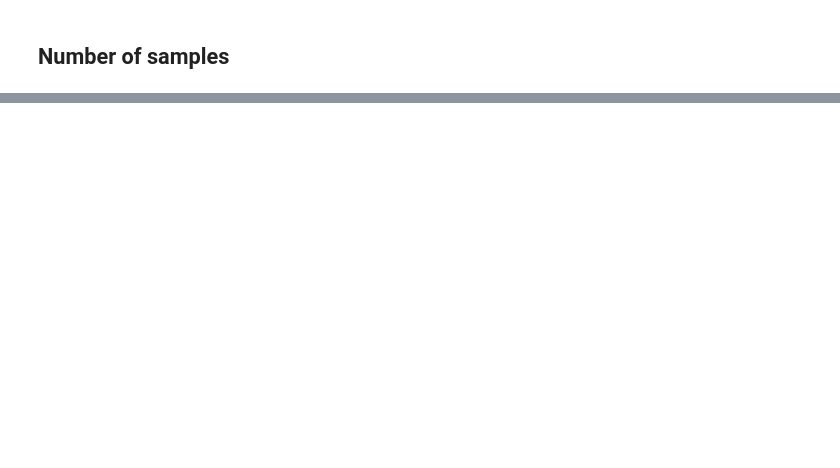
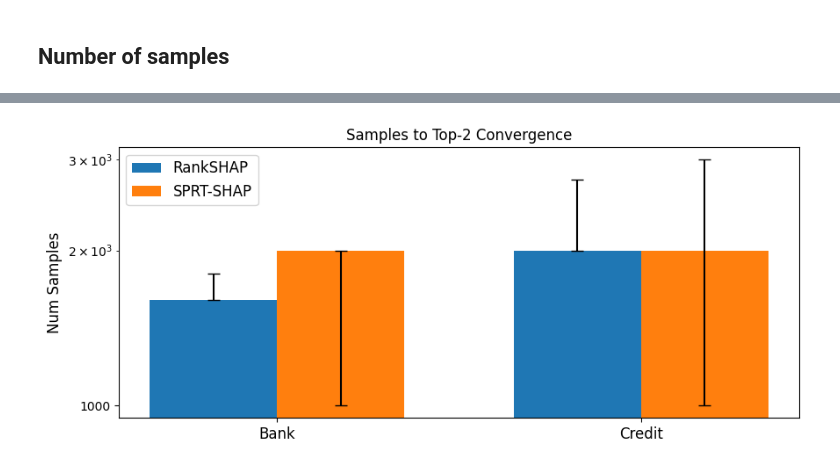
Before and after one commit to jeremy-goldwasser/feature-rankings, a Jupyter notebook: Experiments/Analysis/top_K_results.ipynb, the cells around one changed output, grey strips where cells are left out. Drawn from its saved outputs; the diff is of its cells as text; code cells hidden in the pictures; blank space fills up the shorter version.

```diff
--- a/Experiments/Analysis/top_K_results.ipynb
+++ b/Experiments/Analysis/top_K_results.ipynb
@@ -325,0 +250,35 @@ plt.show()
+# %%
+good_idx = np.where(~np.isnan(shap_n_samples).any(axis=0))[0]
+dataNames_clean = np.array(dataNames)[good_idx]
+shap_n_samples_clean = np.array(shap_n_samples)[:, good_idx]
+shap_q1_clean = np.array(shap_q1)[:, good_idx]
+shap_q3_clean = np.array(shap_q3)[:, good_idx]
+# %%
+bar_width = 0.35
+methodNames = ["RankSHAP", "SPRT-SHAP"]
+
+# Index array for each group
+index = np.arange(len(dataNames_clean))
+
+# Plotting
+fig, ax = plt.subplots(figsize=(10,4))
+
+# Plotting bars for each row
+for i in range(2):
+    ax.bar(index + i * bar_width, shap_n_samples_clean[i], bar_width, label=methodNames[i])
+    ax.errorbar(index + i * bar_width, shap_n_samples_clean[i], yerr=(shap_n_samples_clean[i]-shap_q1_clean[i], shap_q3_clean[i]-shap_n_samples_clean[i]), color="black", ls="none", capsize=5)
+
+# Adding labels
+ax.set_ylabel('Num Samples', fontsize="large")
+ax.set_title('Samples to Top-2 Convergence', fontsize="large")
+ax.set_xticks(index + bar_width / 2)
+ax.set_xticklabels(dataNames_clean, fontsize="large")
+ax.set_yscale('log')
+
+ax.yaxis.set_major_formatter(ScalarFormatter())
+
+ax.legend(fontsize="large")
+# plt.savefig(join(dir_path, "Experiments", "Figures", "n_samples_vs_kshap.png"), bbox_inches="tight")
+plt.show()
+# %% [output]
+[figure, added]
```
Also changed, not shown: parts of 10 cells of this notebook, 4 other files.
